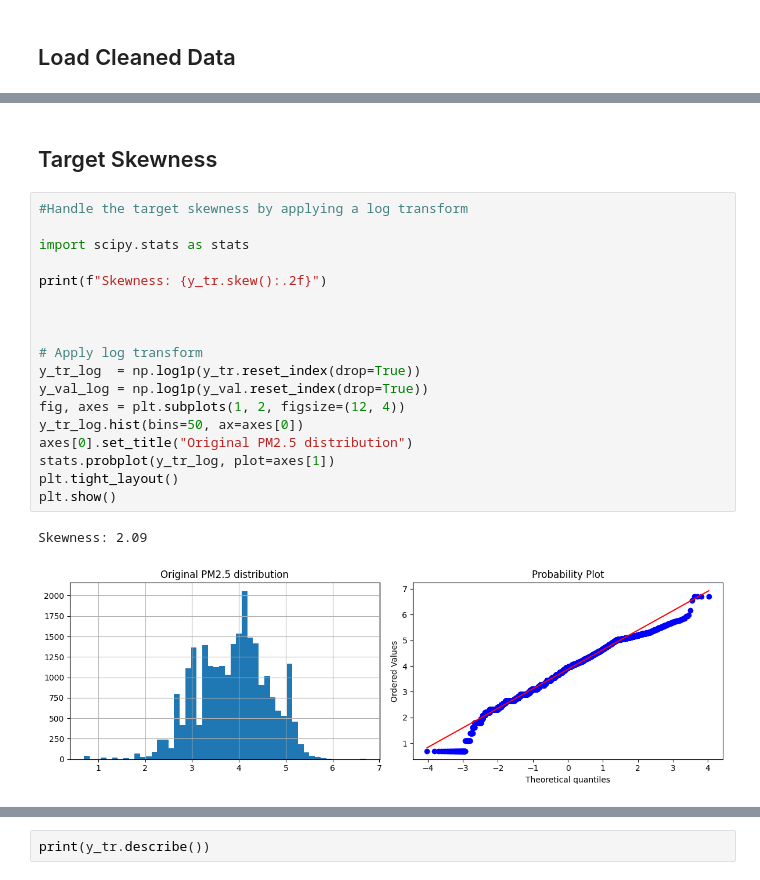
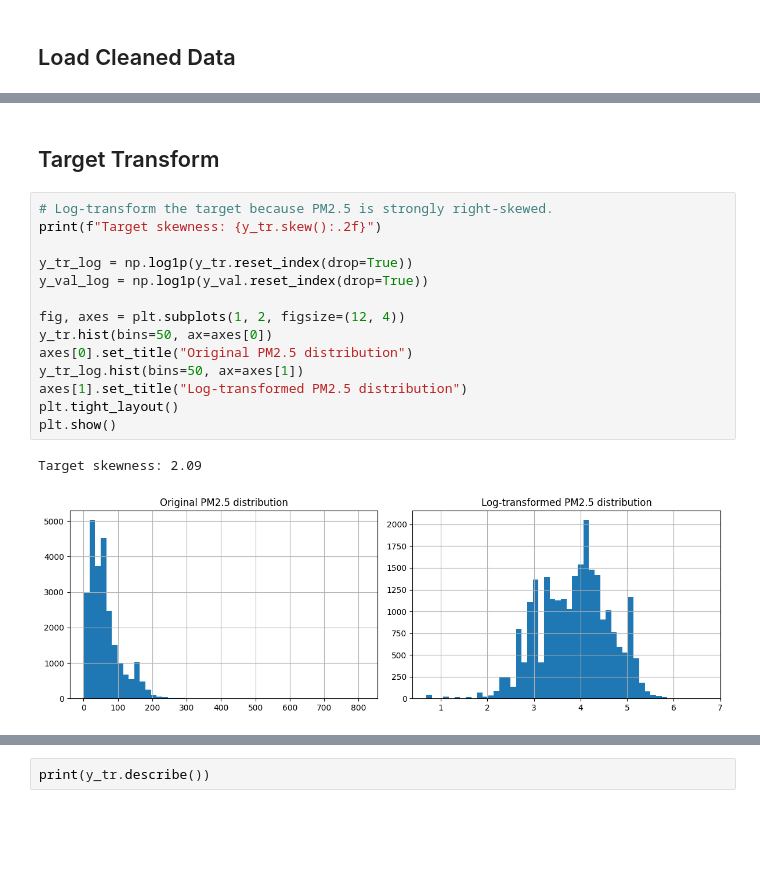
Before and after one commit to flyingpinguu/air_pollution_mlproject, a Jupyter notebook: random_forest.ipynb, the cells around one changed output, grey strips where cells are left out. Saved outputs shown, nothing was run; the diff lists cells and outputs as text; blank space fills up the shorter version.

```diff
--- a/random_forest.ipynb
+++ b/random_forest.ipynb
@@ -22,23 +40,19 @@ print('y_val shape:', y_val.shape)
 # %% [markdown]
-## Target Skewness
+## Target Transform
 # %%
-#Handle the target skewness by applying a log transform
+# Log-transform the target because PM2.5 is strongly right-skewed.
+print(f"Target skewness: {y_tr.skew():.2f}")
 
-import scipy.stats as stats
+y_tr_log = np.log1p(y_tr.reset_index(drop=True))
+y_val_log = np.log1p(y_val.reset_index(drop=True))
 
-print(f"Skewness: {y_tr.skew():.2f}")
-
-
-
-# Apply log transform
-y_tr_log  = np.log1p(y_tr.reset_index(drop=True))
-y_val_log = np.log1p(y_val.reset_index(drop=True))
 fig, axes = plt.subplots(1, 2, figsize=(12, 4))
-y_tr_log.hist(bins=50, ax=axes[0])
+y_tr.hist(bins=50, ax=axes[0])
 axes[0].set_title("Original PM2.5 distribution")
-stats.probplot(y_tr_log, plot=axes[1])
+y_tr_log.hist(bins=50, ax=axes[1])
+axes[1].set_title("Log-transformed PM2.5 distribution")
 plt.tight_layout()
 plt.show()
 # %% [output]
-Skewness: 2.09
+Target skewness: 2.09
-[figure, old version]
+[figure, new version]
```
Also changed, not shown: parts of 18 cells of this notebook, 5 other files.
